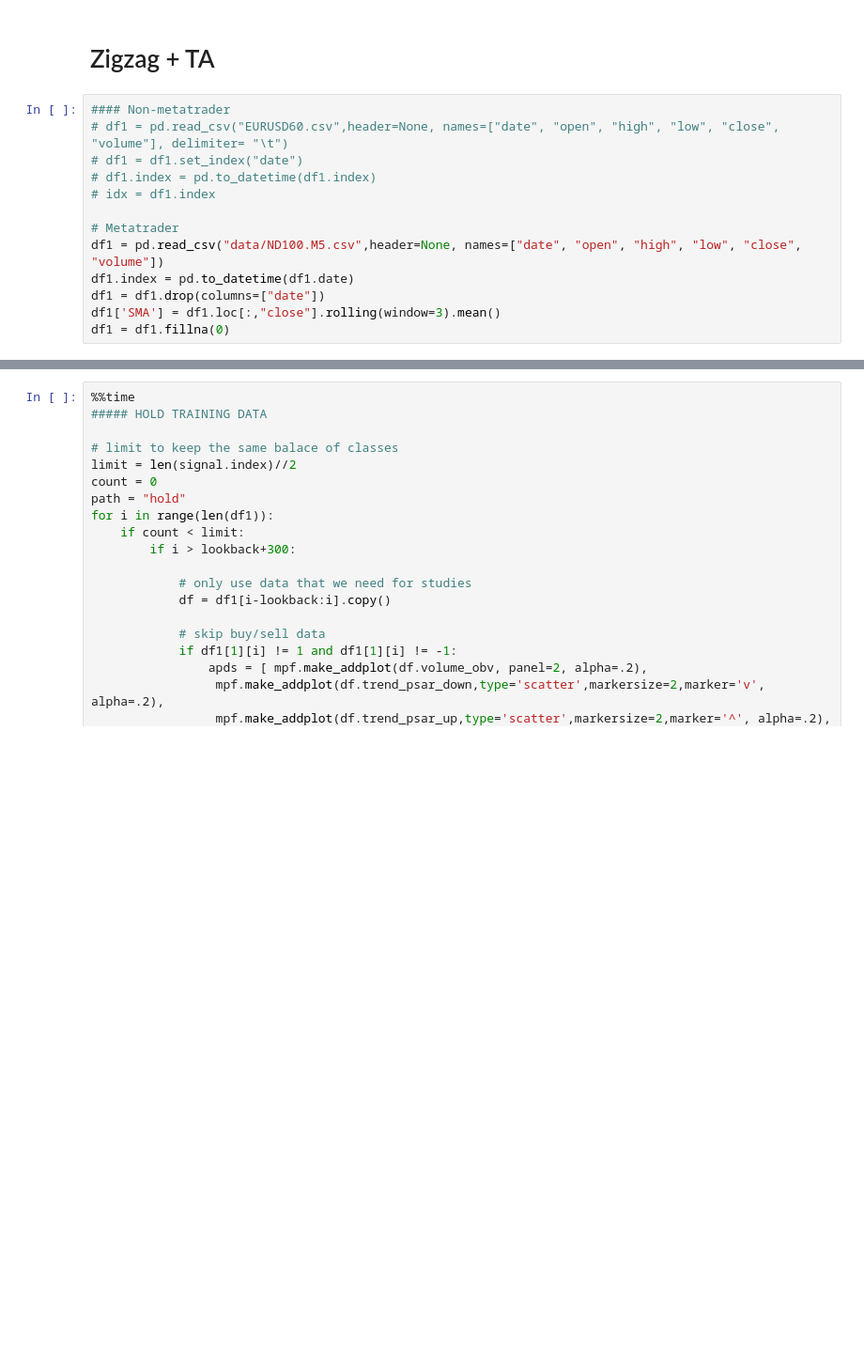
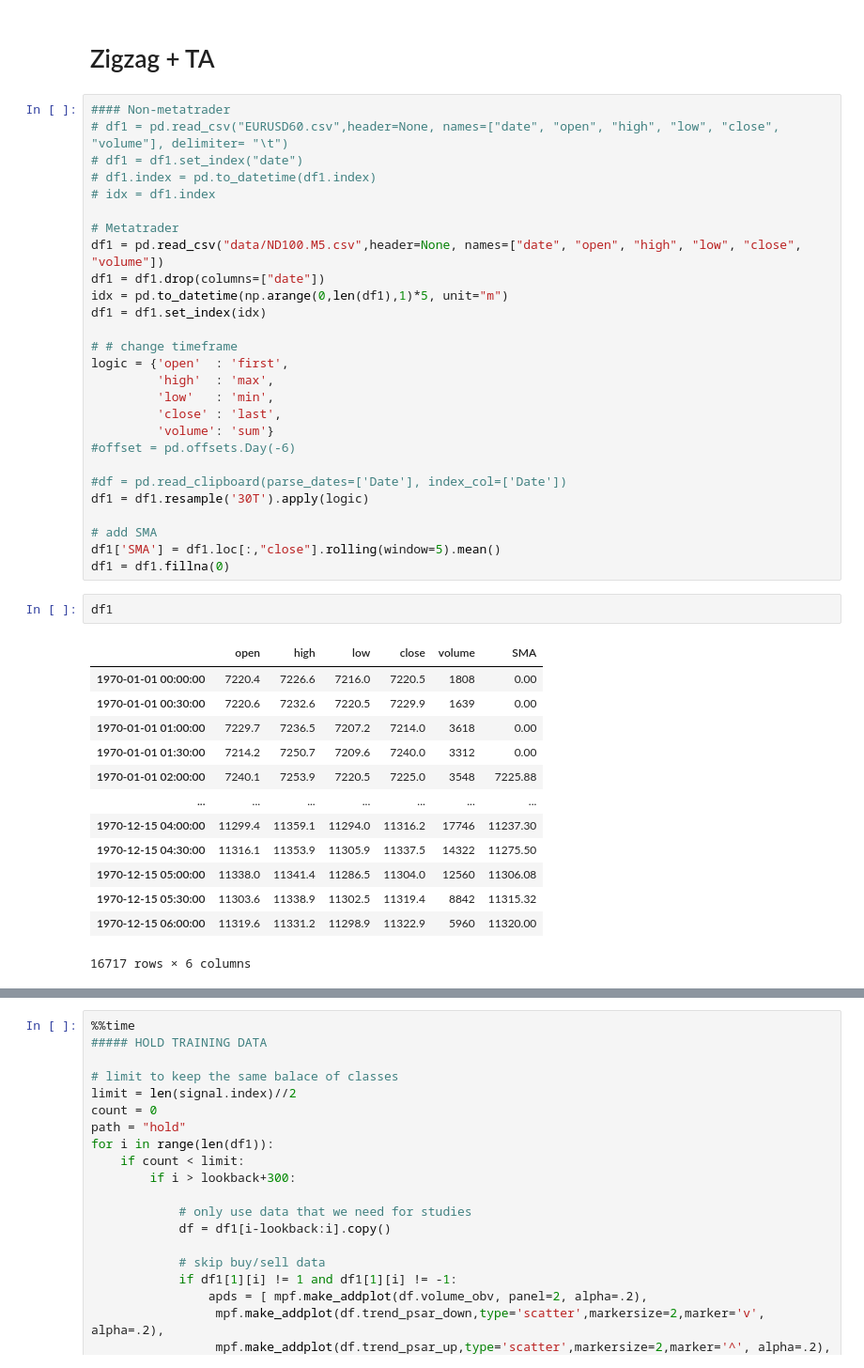
Before and after one commit to jnani1972/AI-for-Trading, a Jupyter notebook: CNN_image_v2/data_generation_ta.ipynb, the cells around one changed output, grey strips where cells are left out. Shown at 94% size. Cells and saved outputs as stored; diff of their text form; blank space fills up the shorter version.

```diff
--- a/CNN_image_v2/data_generation_ta.ipynb
+++ b/CNN_image_v2/data_generation_ta.ipynb
@@ -33,10 +33,40 @@ mkdir sell
 
 # Metatrader
 df1 = pd.read_csv("data/ND100.M5.csv",header=None, names=["date", "open", "high", "low", "close", "volume"])
-df1.index = pd.to_datetime(df1.date)
 df1 = df1.drop(columns=["date"])
-df1['SMA'] = df1.loc[:,"close"].rolling(window=3).mean()
+idx = pd.to_datetime(np.arange(0,len(df1),1)*5, unit="m")
+df1 = df1.set_index(idx)
+
+# # change timeframe
+logic = {'open'  : 'first',
+         'high'  : 'max',
+         'low'   : 'min',
+         'close' : 'last',
+         'volume': 'sum'}
+#offset = pd.offsets.Day(-6)
+
+#df = pd.read_clipboard(parse_dates=['Date'], index_col=['Date'])
+df1 = df1.resample('30T').apply(logic)
+
+# add SMA
+df1['SMA'] = df1.loc[:,"close"].rolling(window=5).mean()
 df1 = df1.fillna(0)
+# %%
+df1
+# %% [output]
+|  | open | high | low | close | volume | SMA |
+| 1970-01-01 00:00:00 | 7220.4 | 7226.6 | 7216.0 | 7220.5 | 1808 | 0.00 |
+| 1970-01-01 00:30:00 | 7220.6 | 7232.6 | 7220.5 | 7229.9 | 1639 | 0.00 |
+| 1970-01-01 01:00:00 | 7229.7 | 7236.5 | 7207.2 | 7214.0 | 3618 | 0.00 |
+| 1970-01-01 01:30:00 | 7214.2 | 7250.7 | 7209.6 | 7240.0 | 3312 | 0.00 |
+| 1970-01-01 02:00:00 | 7240.1 | 7253.9 | 7220.5 | 7225.0 | 3548 | 7225.88 |
+| ... | ... | ... | ... | ... | ... | ... |
+| 1970-12-15 04:00:00 | 11299.4 | 11359.1 | 11294.0 | 11316.2 | 17746 | 11237.30 |
+| 1970-12-15 04:30:00 | 11316.1 | 11353.9 | 11305.9 | 11337.5 | 14322 | 11275.50 |
+| 1970-12-15 05:00:00 | 11338.0 | 11341.4 | 11286.5 | 11304.0 | 12560 | 11306.08 |
+| 1970-12-15 05:30:00 | 11303.6 | 11338.9 | 11302.5 | 11319.4 | 8842 | 11315.32 |
+| 1970-12-15 06:00:00 | 11319.6 | 11331.2 | 11298.9 | 11322.9 | 5960 | 11320.00 |
+16717 rows × 6 columns
 # %%
 %%time
 ##### BUY/SELL TRAINING DATA
```
Also changed, not shown: parts of 2 cells of this notebook, 2 other files.
